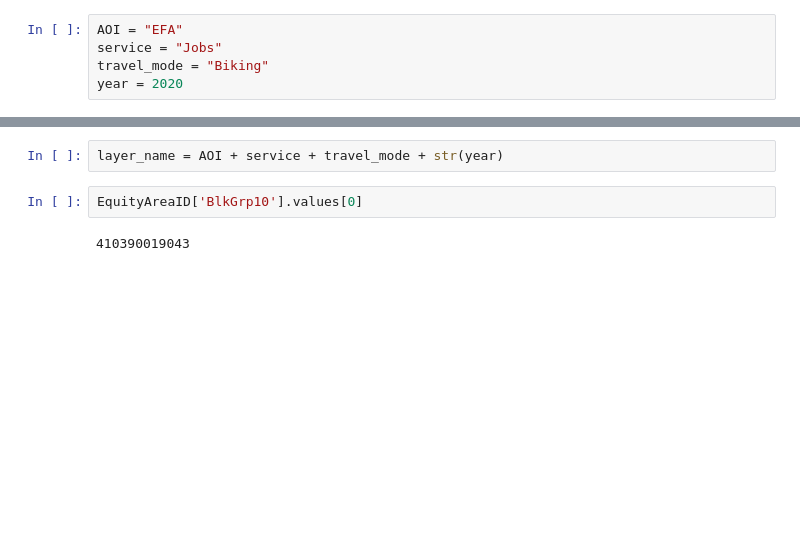
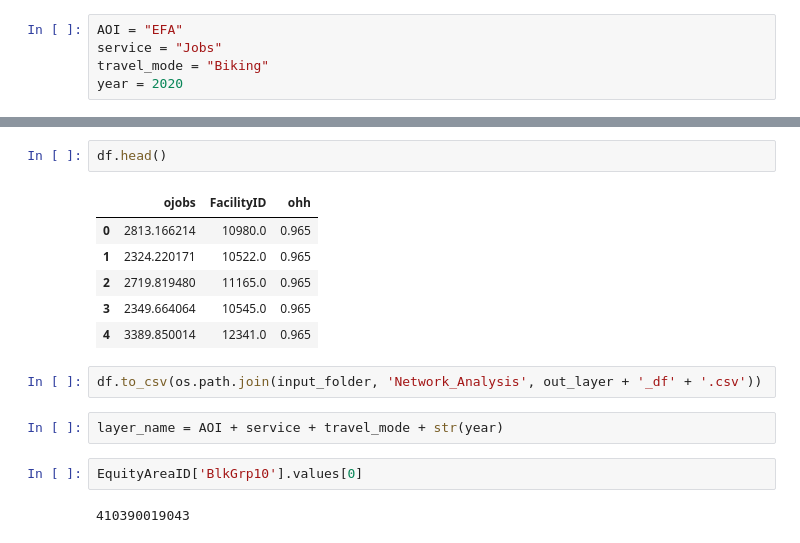
Before and after one commit to dongmeic/RTP, a Jupyter notebook: analysis/spatial_analysis/jobs_services_parcel.ipynb, the cells around one changed output, grey strips where cells are left out. Saved outputs shown, nothing was run; the diff lists cells and outputs as text; blank space fills up the shorter version.

```diff
--- a/analysis/spatial_analysis/jobs_services_parcel.ipynb
+++ b/analysis/spatial_analysis/jobs_services_parcel.ipynb
@@ -91,3 +149,14 @@ year = 2020
+# %%
+df.head()
+# %% [output]
+|  | ojobs | FacilityID | ohh |
+| 0 | 2813.166214 | 10980.0 | 0.965 |
+| 1 | 2324.220171 | 10522.0 | 0.965 |
+| 2 | 2719.819480 | 11165.0 | 0.965 |
+| 3 | 2349.664064 | 10545.0 | 0.965 |
+| 4 | 3389.850014 | 12341.0 | 0.965 |
+# %%
+df.to_csv(os.path.join(input_folder, 'Network_Analysis', out_layer + '_df' + '.csv'))
 # %%
 layer_name = AOI + service + travel_mode + str(year)
 # %%
```
Also changed, not shown: parts of 26 cells of this notebook, 1 other file.
